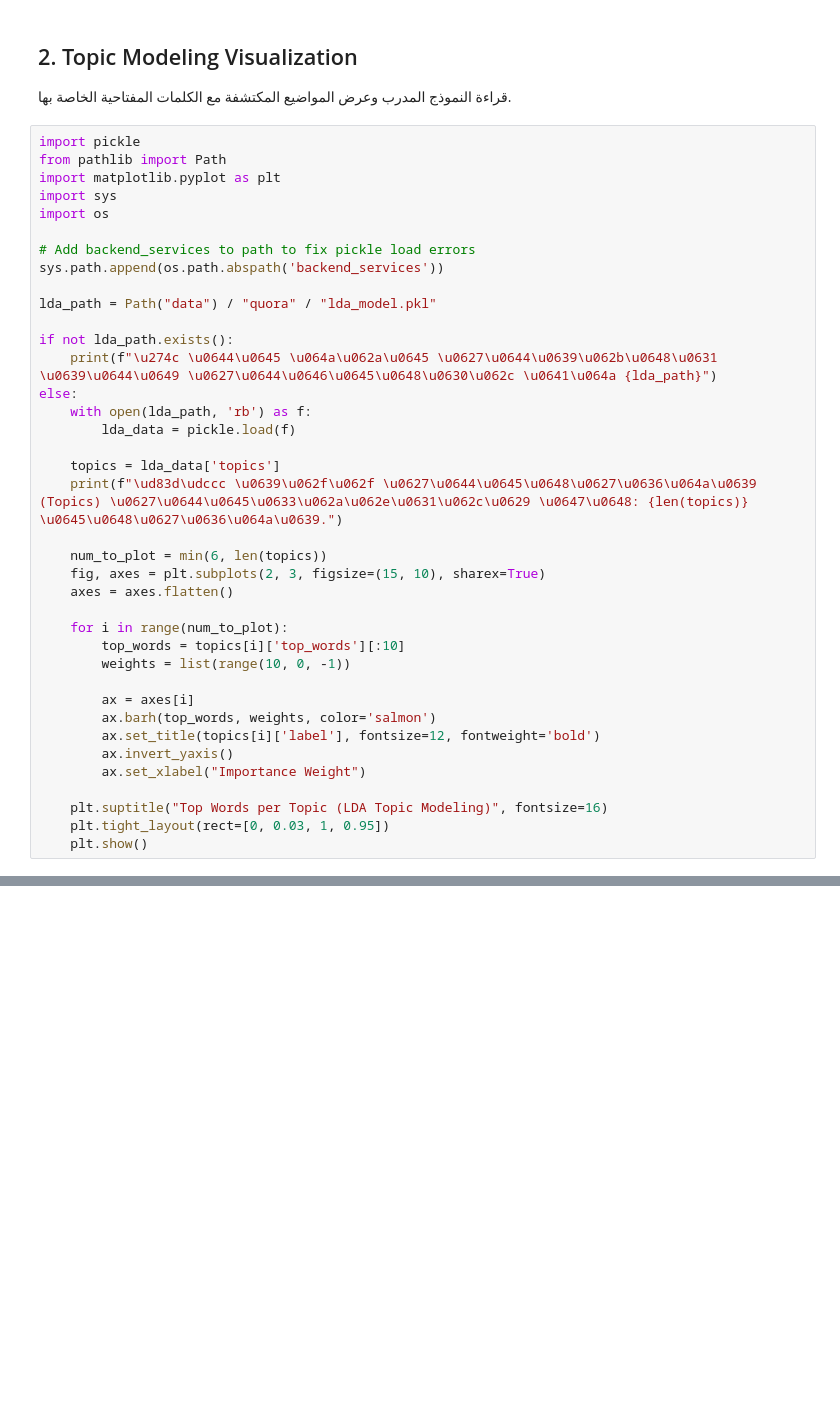
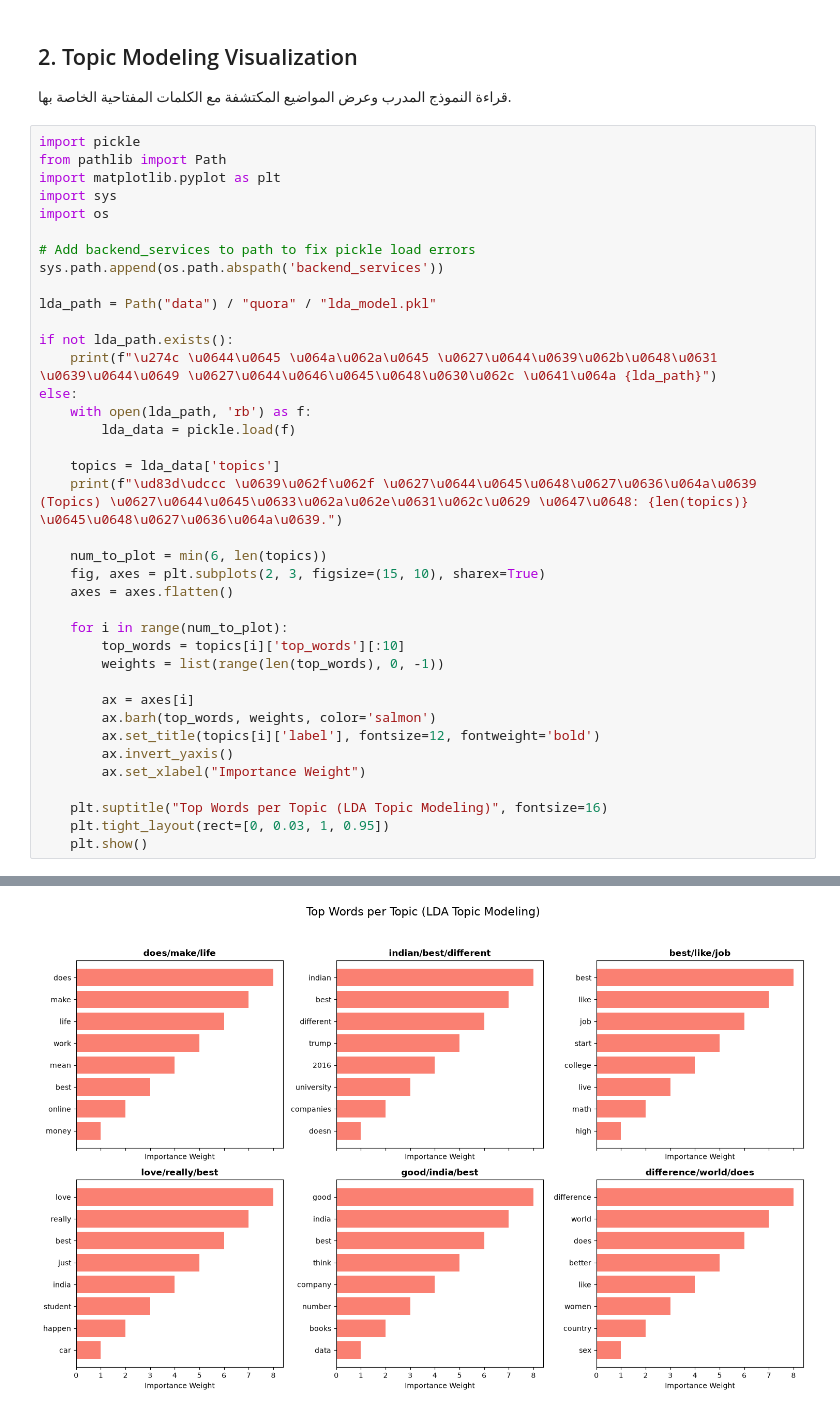
Before and after one commit to NawwarAlbadawi/ir_project_backend, a Jupyter notebook: Final_Evaluation_and_Topics.ipynb, the cells around one changed output, grey strips where cells are left out. Saved outputs shown, nothing was run; the diff lists cells and outputs as text; blank space fills up the shorter version.

```diff
--- a/Final_Evaluation_and_Topics.ipynb
+++ b/Final_Evaluation_and_Topics.ipynb
@@ -90,7 +108,7 @@ else:
 
     for i in range(num_to_plot):
         top_words = topics[i]['top_words'][:10]
-        weights = list(range(10, 0, -1))
+        weights = list(range(len(top_words), 0, -1))
 
         ax = axes[i]
         ax.barh(top_words, weights, color='salmon')
@@ -101,3 +119,4 @@ else:
     plt.suptitle("Top Words per Topic (LDA Topic Modeling)", fontsize=16)
     plt.tight_layout(rect=[0, 0.03, 1, 0.95])
     plt.show()
+# %% [output]
@@ -103,0 +127 @@ else:
+[figure, added]
```
Also changed, not shown: parts of 2 cells of this notebook, 3 other files.
